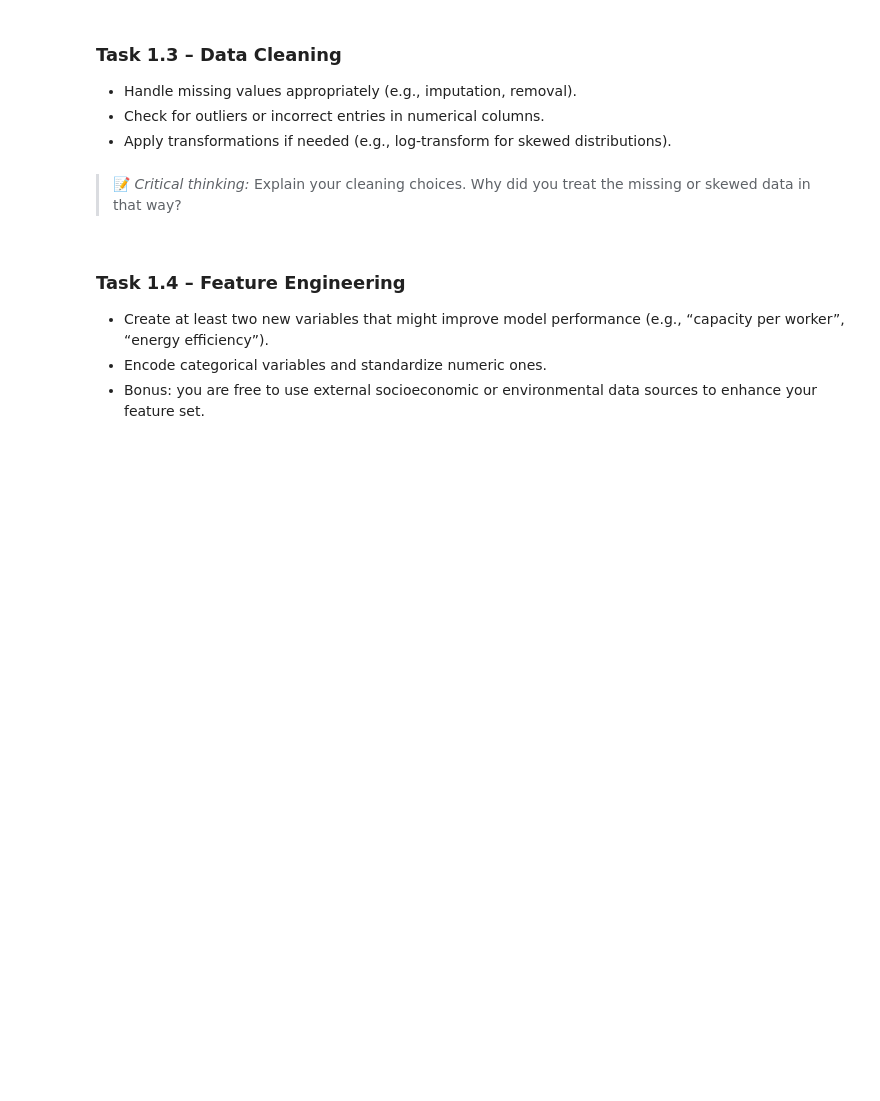
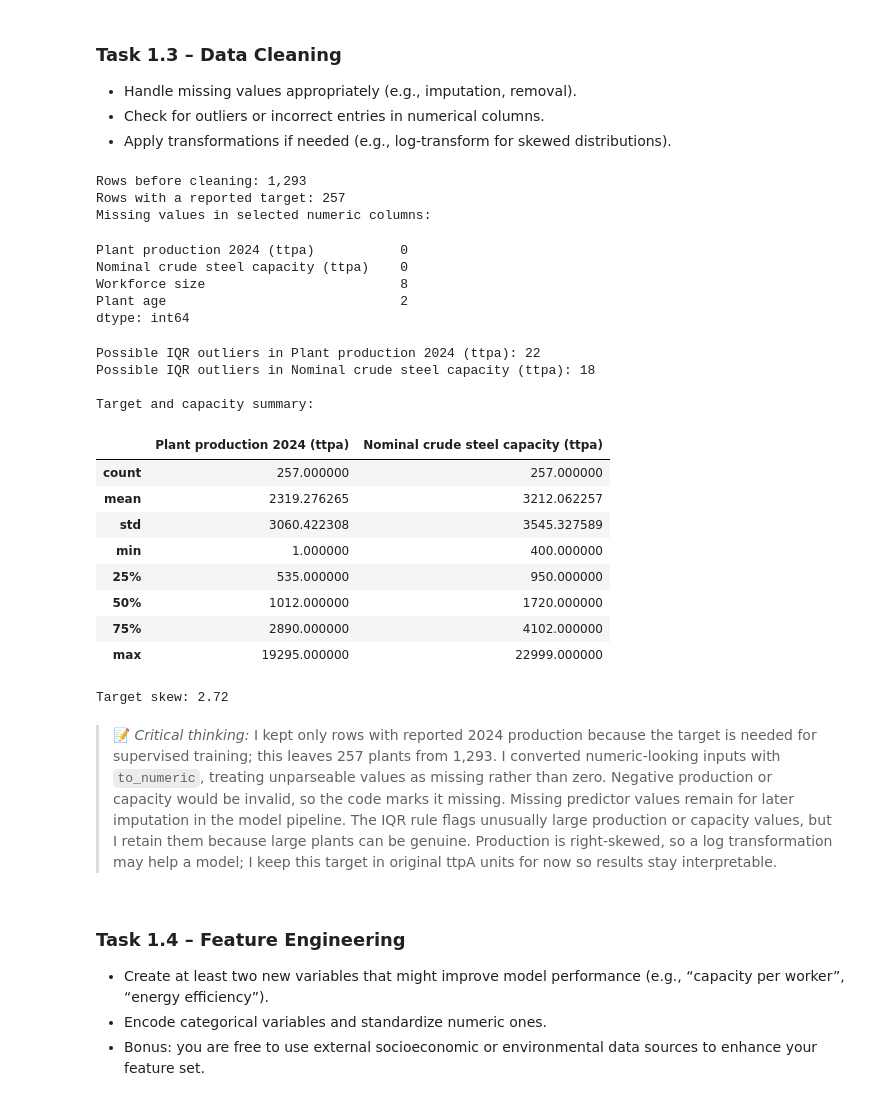
Before and after one commit to GabDestal/aidams-lab2-destal-montluc-riekhakainen-magretdelord, a Jupyter notebook: lab_2.ipynb, the cells around one changed output. Drawn from its saved outputs; the diff is of its cells as text; code cells hidden in the pictures; blank space fills up the shorter version.

```diff
--- a/lab_2.ipynb
+++ b/lab_2.ipynb
@@ -191,9 +191,65 @@ Name: count, dtype: int64
 - Handle missing values appropriately (e.g., imputation, removal).
 - Check for outliers or incorrect entries in numerical columns.
 - Apply transformations if needed (e.g., log-transform for skewed distributions).
+# %%
+df_clean = df.dropna(subset=[target]).copy()
+
+numeric_columns = [
+    target,
+    "Nominal crude steel capacity (ttpa)",
+    "Workforce size",
+    "Plant age",
+]
+for column in numeric_columns:
+    if column in df_clean.columns:
+        df_clean[column] = pd.to_numeric(df_clean[column], errors="coerce")
+
+for column in [target, "Nominal crude steel capacity (ttpa)"]:
+    if column in df_clean.columns:
+        df_clean.loc[df_clean[column] < 0, column] = np.nan
+
+print(f"Rows before cleaning: {len(df):,}")
+print(f"Rows with a reported target: {len(df_clean):,}")
+print("Missing values in selected numeric columns:")
+display(df_clean[[c for c in numeric_columns if c in df_clean.columns]].isna().sum())
+
+for column in [target, "Nominal crude steel capacity (ttpa)"]:
+    if column in df_clean.columns:
+        q1 = df_clean[column].quantile(0.25)
+        q3 = df_clean[column].quantile(0.75)
+        iqr = q3 - q1
+        outliers = (df_clean[column] < q1 - 1.5 * iqr) | (df_clean[column] > q3 + 1.5 * iqr)
+        print(f"Possible IQR outliers in {column}: {outliers.sum()}")
+
+print("\nTarget and capacity summary:")
+display(df_clean[[target, "Nominal crude steel capacity (ttpa)"]].describe())
+print("Target skew:", round(df_clean[target].skew(), 2))
+# %% [output]
+Rows before cleaning: 1,293
+Rows with a reported target: 257
+Missing values in selected numeric columns:
+Plant production 2024 (ttpa)           0
+Nominal crude steel capacity (ttpa)    0
+Workforce size                         8
+Plant age                              2
+dtype: int64
+Possible IQR outliers in Plant production 2024 (ttpa): 22
+Possible IQR outliers in Nominal crude steel capacity (ttpa): 18
+
+Target and capacity summary:
+|  | Plant production 2024 (ttpa) | Nominal crude steel capacity (ttpa) |
+| count | 257.000000 | 257.000000 |
+| mean | 2319.276265 | 3212.062257 |
+| std | 3060.422308 | 3545.327589 |
+| min | 1.000000 | 400.000000 |
+| 25% | 535.000000 | 950.000000 |
+| 50% | 1012.000000 | 1720.000000 |
+| 75% | 2890.000000 | 4102.000000 |
+| max | 19295.000000 | 22999.000000 |
+Target skew: 2.72
 # %% [markdown]
 > 📝 *Critical thinking:*
-> Explain your cleaning choices. Why did you treat the missing or skewed data in that way?
+> I kept only rows with reported 2024 production because the target is needed for supervised training; this leaves 257 plants from 1,293. I converted numeric-looking inputs with `to_numeric`, treating unparseable values as missing rather than zero. Negative production or capacity would be invalid, so the code marks it missing. Missing predictor values remain for later imputation in the model pipeline. The IQR rule flags unusually large production or capacity values, but I retain them because large plants can be genuine. Production is right-skewed, so a log transformation may help a model; I keep this target in original ttpA units for now so results stay interpretable.
 # %% [markdown]
 ### **Task 1.4 – Feature Engineering**
 - Create at least two new variables that might improve model performance (e.g., “capacity per worker”, “energy efficiency”).
```
